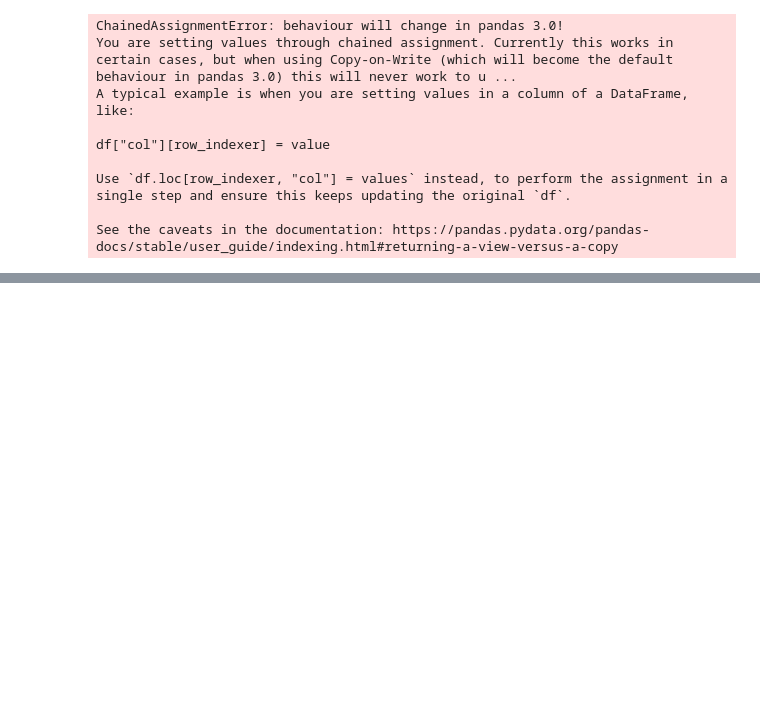
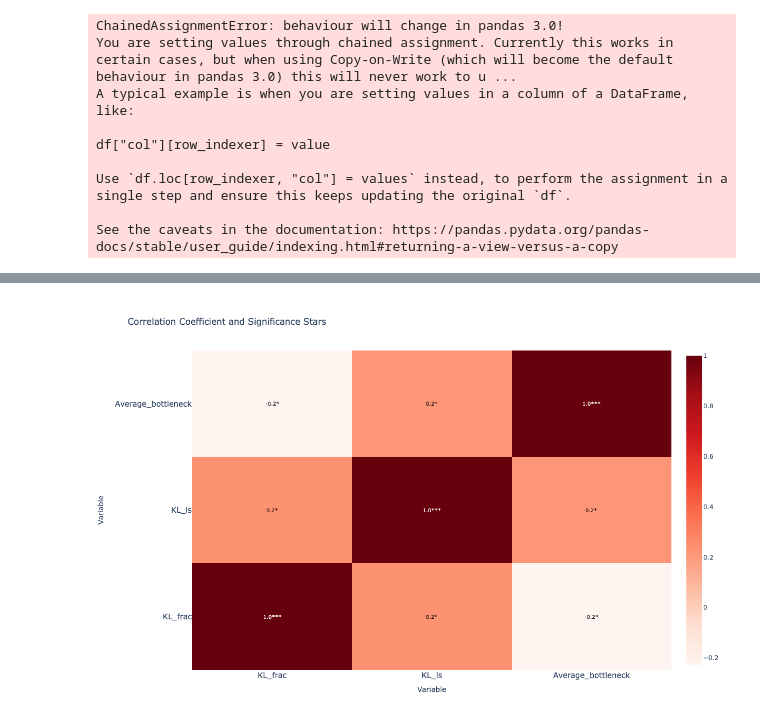
Before and after one commit to Sbourgeat/brain_behavior, a Jupyter notebook: classical_descriptor.ipynb, the cells around one changed output, grey strips where cells are left out. Drawn from its saved outputs; the diff is of its cells as text; code cells hidden in the pictures; blank space fills up the shorter version.

```diff
--- a/classical_descriptor.ipynb
+++ b/classical_descriptor.ipynb
@@ -781,0 +845,52 @@ fig.show()
+# %%
+#Calculate correlation matrix
+from scipy.stats import spearmanr
+columns_of_interest = kl_bot_modified.columns.tolist()
+correlation_matrix, p_values = spearmanr(kl_bot_modified, nan_policy='omit')
+
+# Create a heatmap of the correlation matrix
+fig = go.Figure(data=go.Heatmap(
+                    z=correlation_matrix,
+                    x=columns_of_interest,
+                    y=columns_of_interest,
+                    colorscale='reds',
+                    showscale=True))
+
+names = columns_of_interest
+annotations = []
+for i, row in enumerate(correlation_matrix):
+    for j, value in enumerate(row):
+        # Determine significance stars
+        stars = ''
+        p_val = p_values[i, j]
+        if p_val < 0.01:
+            stars = '***'
+        elif p_val < 0.05:
+            stars = '**'
+        elif p_val < 0.1:
+            stars = '*'
+
+        annotations.append(
+            dict(
+                x=names[j],
+                y=names[i],
+                text=f"{value:.1f}{stars}",
+                showarrow=False,
+                font=dict(size=10, color="white" if value > 0.65 else "black")
+            )
+        )
+
+# Change the size of the heatmap
+fig.update_layout(
+    title="Correlation Coefficient and Significance Stars",
+    annotations=annotations,
+    xaxis=dict(title="Variable", tickfont=dict(size=15)),
+    yaxis=dict(title="Variable", tickfont=dict(size=15)),
+    autosize=False,
+    width=800,
+    height=800
+)
+fig.write_html("results/kl_bottleneck_heatmap.html")
+fig.show()
+# %% [output]
+[figure, added]
```
Also changed, not shown: parts of 11 cells of this notebook, 5 other files.
